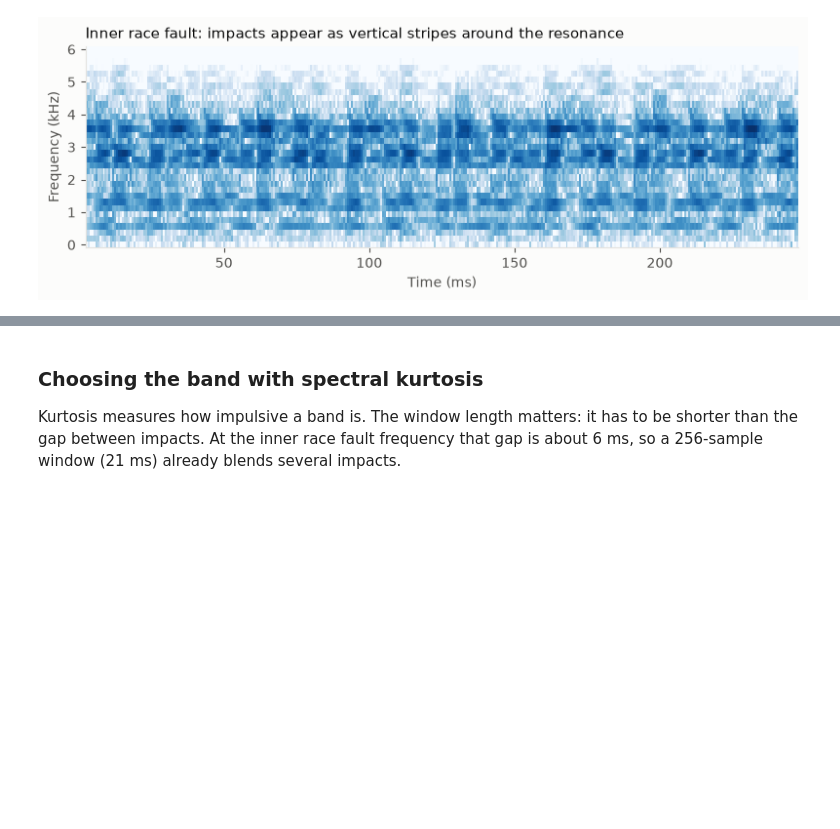
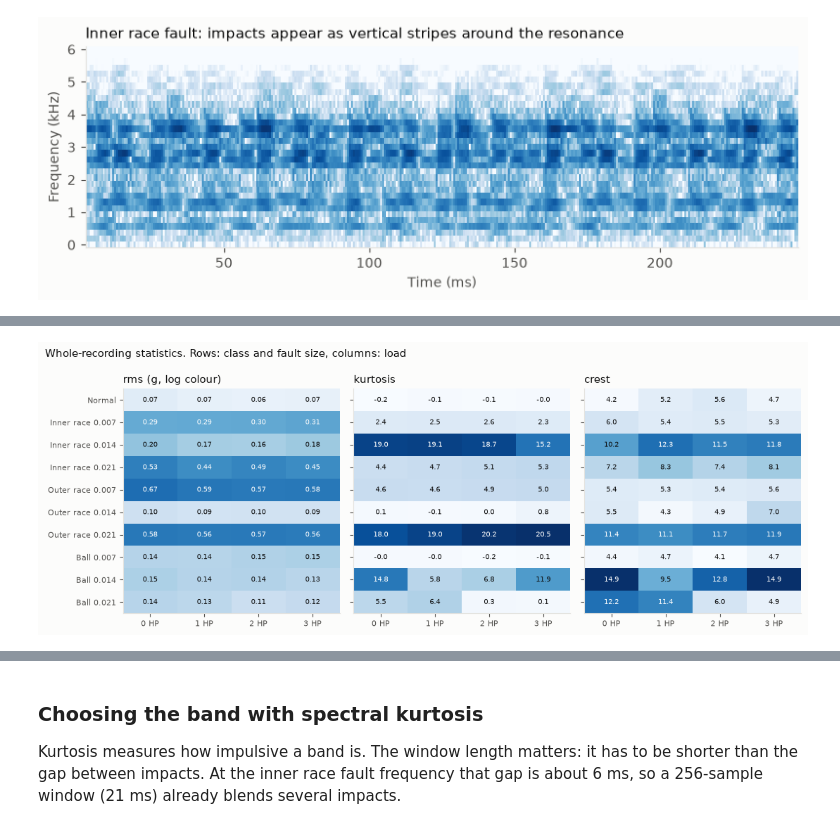
Before and after one commit to falconeee/CWRU-analysis, a Jupyter notebook: CWRU_bearing_signals.ipynb, the cells around one changed output, grey strips where cells are left out. Cells and saved outputs as stored; diff of their text form; code cells hidden in the pictures; blank space fills up the shorter version.

```diff
--- a/CWRU_bearing_signals.ipynb
+++ b/CWRU_bearing_signals.ipynb
@@ -159,0 +241,28 @@ plt.show()
+# %%
+from matplotlib.colors import LogNorm
+
+rows = []
+for label in b.CLASSES:
+    for d in ([0.0] if label == "Normal" else SIZES):
+        for load, n in enumerate(b.FILES[(label, d)]):
+            feats = b.time_features(RECORDINGS[n])
+            rows.append(dict(condition=label if label == "Normal" else f"{label} {d}", load=f"{load} HP",
+                             rms=feats["rms"], kurtosis=feats["kurtosis"], crest=feats["crest"]))
+per_recording = pd.DataFrame(rows)
+conditions = list(dict.fromkeys(per_recording["condition"]))
+fig, axes = plt.subplots(1, 3, figsize=(11, 4.2), sharey=True)
+for a, feature, norm, fmt in ((axes[0], "rms", LogNorm(0.05, 1.5), "{:.2f}"), (axes[1], "kurtosis", None, "{:.1f}"),
+                              (axes[2], "crest", None, "{:.1f}")):
+    table = per_recording.pivot(index="condition", columns="load", values=feature).reindex(conditions)
+    im = a.imshow(table.values, cmap="Blues", aspect="auto", norm=norm)
+    lo, hi = np.nanmin(table.values), np.nanmax(table.values)
+    for (r, c), v in np.ndenumerate(table.values):
+        light = (np.log(v) - np.log(lo)) / (np.log(hi) - np.log(lo)) if norm else (v - lo) / (hi - lo)
+        a.text(c, r, fmt.format(v), ha="center", va="center", fontsize=7.5, color="white" if light > 0.6 else INK)
+    a.set_xticks(range(4), table.columns, fontsize=8); a.set_yticks(range(len(table)), table.index, fontsize=8)
+    a.grid(False); a.set_title(feature + (" (g, log colour)" if feature == "rms" else ""))
+fig.suptitle("Whole-recording statistics. Rows: class and fault size, columns: load", x=0.01, ha="left", fontsize=11)
+fig.tight_layout()
+plt.show()
+# %% [output]
+[figure, added]
```
Also changed, not shown: parts of 20 cells of this notebook, 1 other file.
